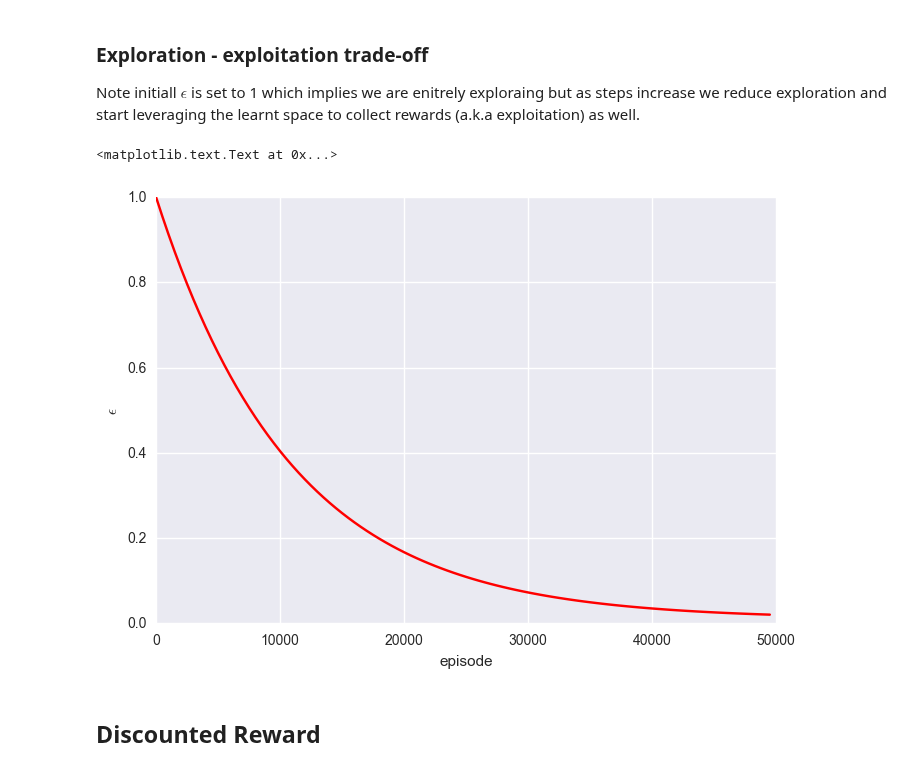
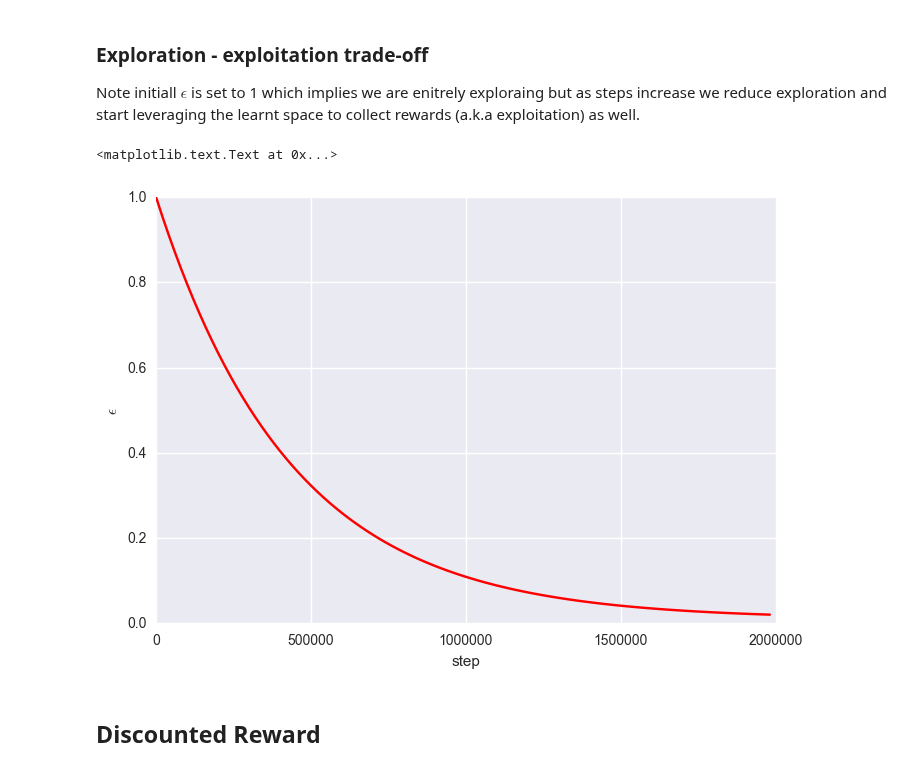
Before and after one commit to jcsharp/DriveIt, a Jupyter notebook: Model-Train.ipynb, the cells around one changed output. Saved outputs shown, nothing was run; the diff lists cells and outputs as text; code cells hidden in the pictures.

```diff
--- a/Model-Train.ipynb
+++ b/Model-Train.ipynb
@@ -100,8 +107,8 @@ class Brain:
 The `Agent` uses the `Brain` and `Memory` to replay the past actions to choose optimal set of actions that maximize the rewards.
 # %%
 MAX_EPSILON = 1.0
-MIN_EPSILON = 0.1 # stay a bit curious even when getting old
-EXPLORATION_STOP = 50000   # at this step epsilon will be MIN_EPSILON
+MIN_EPSILON = 0.01 # stay a bit curious even when getting old
+EXPLORATION_STOP = 2000000   # at this step epsilon will be MIN_EPSILON
 LAMBDA = - math.log(0.01) / EXPLORATION_STOP  # speed of decay
 # %%
 MEMORY_CAPACITY = 5000000
@@ -507,14 +528,14 @@ Note initiall $\epsilon$ is set to 1 which implies we are enitrely exploraing bu
 # %%
 def epsilon(steps):
     return MIN_EPSILON + (MAX_EPSILON - MIN_EPSILON) * np.exp(-LAMBDA * steps)
 
 r = range(0,EXPLORATION_STOP,int(EXPLORATION_STOP/100))
 plt.plot(r, [min(epsilon(x),1) for x in r], 'r')
 #plt.plot(r, [min(epsilon(x),1)**EPSILON_TRAIN_FACTOR for x in r], 'b')
-plt.xlabel('episode');plt.ylabel('$\epsilon$')
+plt.xlabel('step');plt.ylabel('$\epsilon$')
 # %% [output]
 <matplotlib.text.Text at 0x...>
-[figure, old version]
+[figure, new version]
 # %% [markdown]
 ## Discounted Reward
 # %%
```
Also changed, not shown: parts of 14 cells of this notebook, 3 other files.
